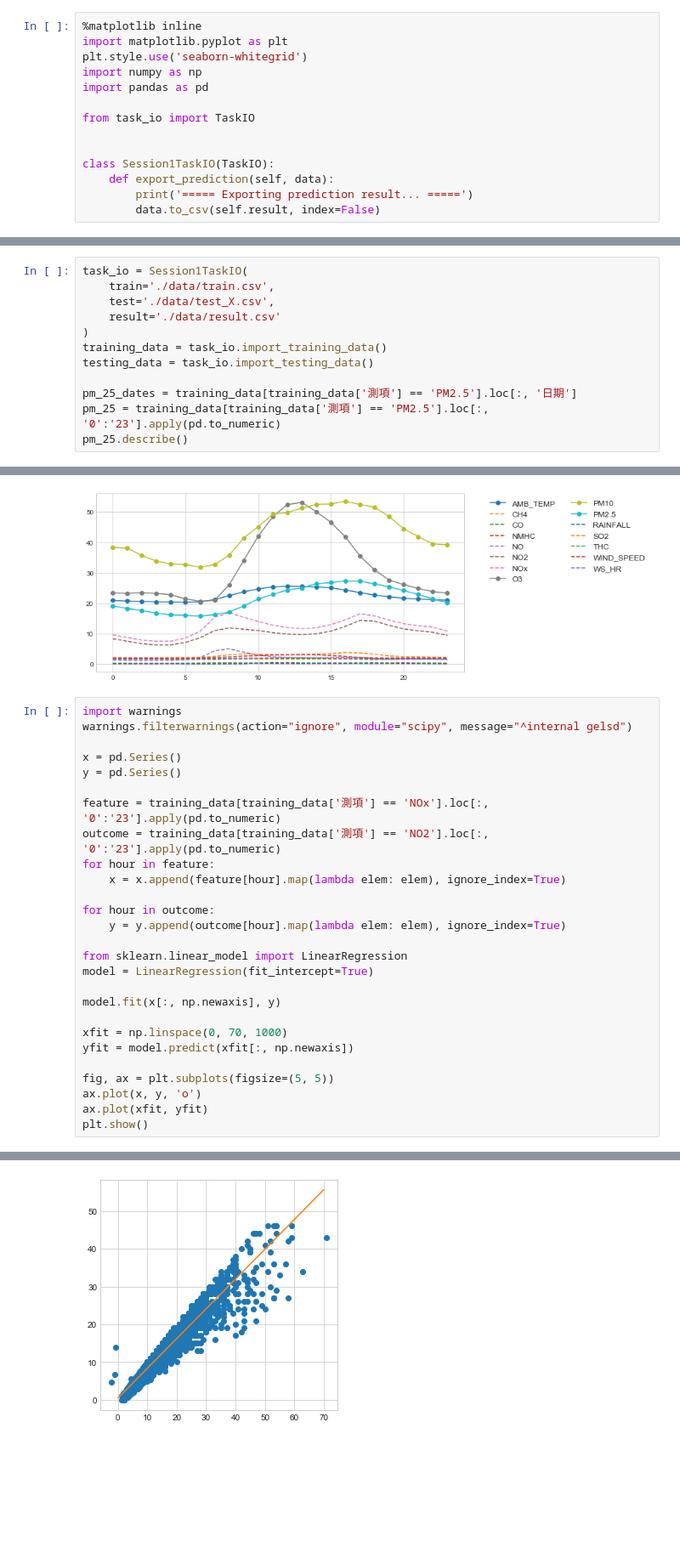
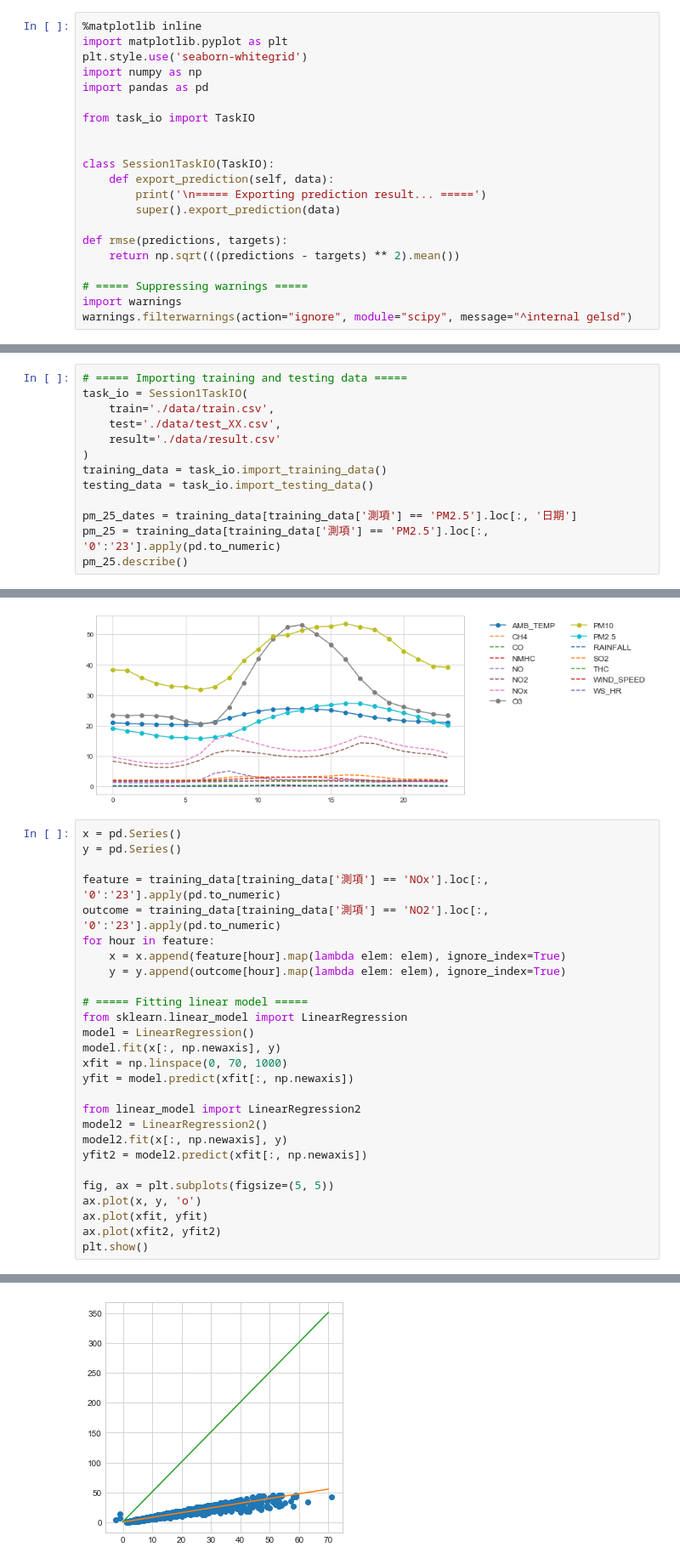
Before and after one commit to RichoHan/machine-learning, a Jupyter notebook: session-1-pm2.5-prediction/data-overview.ipynb, the cells around one changed output, grey strips where cells are left out. Shown at 85% size. Saved outputs shown, nothing was run; the diff lists cells and outputs as text; blank space fills up the shorter version.

```diff
--- a/session-1-pm2.5-prediction/data-overview.ipynb
+++ b/session-1-pm2.5-prediction/data-overview.ipynb
@@ -23,17 +23,25 @@ from task_io import TaskIO
 
 class Session1TaskIO(TaskIO):
     def export_prediction(self, data):
-        print('===== Exporting prediction result... =====')
-        data.to_csv(self.result, index=False)
+        print('\n===== Exporting prediction result... =====')
+        super().export_prediction(data)
+
+def rmse(predictions, targets):
+    return np.sqrt(((predictions - targets) ** 2).mean())
+
+# ===== Suppressing warnings =====
+import warnings
+warnings.filterwarnings(action="ignore", module="scipy", message="^internal gelsd")
 # %% [markdown]
 ---
 ## Data Observation
 # %% [markdown]
 First, I extracted the value of pm 2.5 from the imported data.
 # %%
+# ===== Importing training and testing data =====
 task_io = Session1TaskIO(
     train='./data/train.csv',
-    test='./data/test_X.csv',
+    test='./data/test_XX.csv',
     result='./data/result.csv'
 )
 training_data = task_io.import_training_data()
@@ -152,9 +160,6 @@ plt.show()
 # %% [output]
 [figure]
 # %%
-import warnings
-warnings.filterwarnings(action="ignore", module="scipy", message="^internal gelsd")
-
 x = pd.Series()
 y = pd.Series()
 
@@ -162,20 +167,23 @@ feature = training_data[training_data['測項'] == 'NOx'].loc[:, '0':'23'].apply
 outcome = training_data[training_data['測項'] == 'NO2'].loc[:, '0':'23'].apply(pd.to_numeric)
 for hour in feature:
     x = x.append(feature[hour].map(lambda elem: elem), ignore_index=True)
-
-for hour in outcome:
     y = y.append(outcome[hour].map(lambda elem: elem), ignore_index=True)
 
+# ===== Fitting linear model =====
 from sklearn.linear_model import LinearRegression
-model = LinearRegression(fit_intercept=True)
-
+model = LinearRegression()
 model.fit(x[:, np.newaxis], y)
-
 xfit = np.linspace(0, 70, 1000)
 yfit = model.predict(xfit[:, np.newaxis])
+
+from linear_model import LinearRegression2
+model2 = LinearRegression2()
+model2.fit(x[:, np.newaxis], y)
+yfit2 = model2.predict(xfit[:, np.newaxis])
 
 fig, ax = plt.subplots(figsize=(5, 5))
 ax.plot(x, y, 'o')
 ax.plot(xfit, yfit)
+ax.plot(xfit2, yfit2)
 plt.show()
 # %% [output]
@@ -182,4 +191,4 @@ plt.show()
-[figure, old version]
+[figure, new version]
 # %%
 x = pd.Series()
 y = pd.Series()
```
Also changed, not shown: parts of 3 cells of this notebook, 2 other files.
